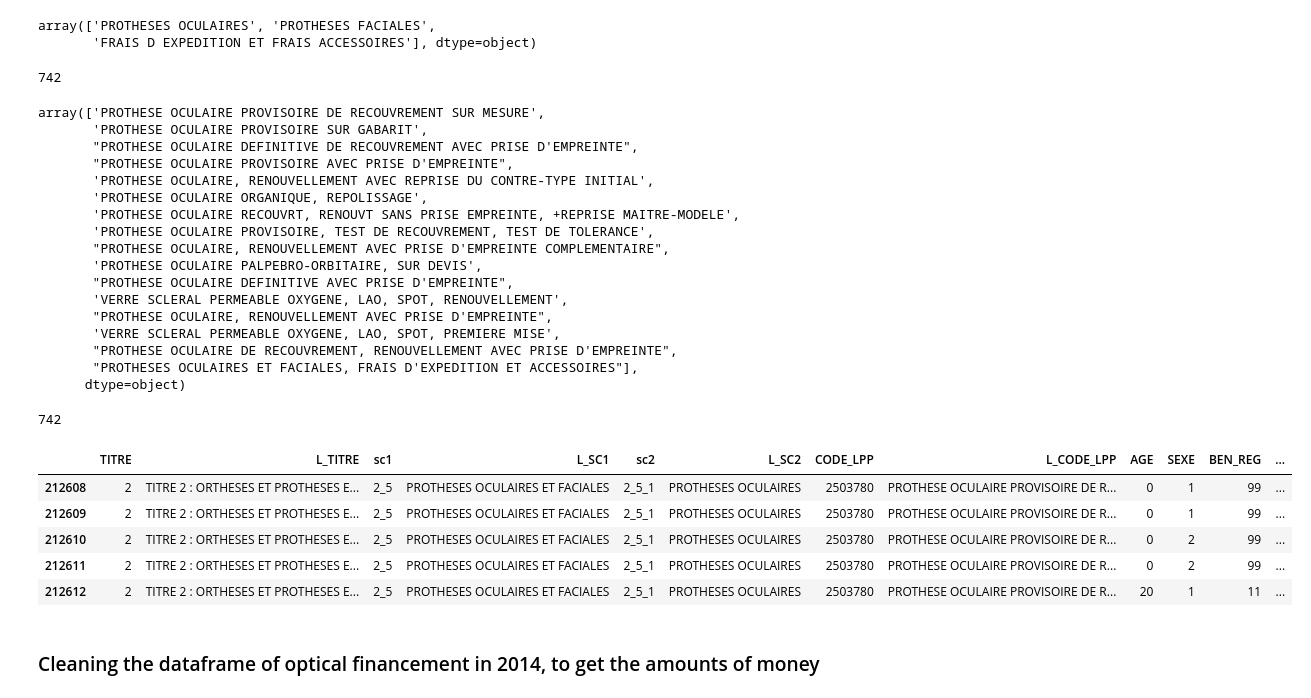
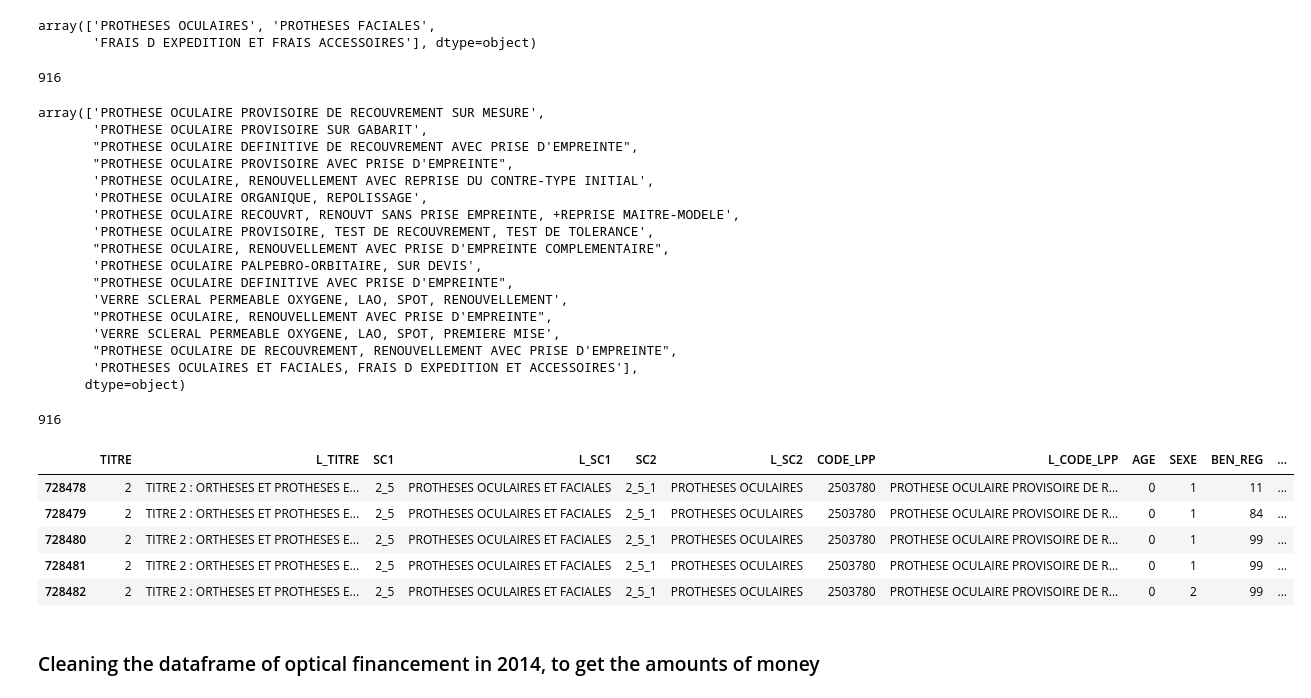
Before and after one commit to bparent11/analysingEffectOfHealthPlanInFrance, a Jupyter notebook: code/cleaning-data-open-LPP.ipynb, the cells around one changed output. Saved outputs shown, nothing was run; the diff lists cells and outputs as text; code cells hidden in the pictures.

```diff
--- a/code/cleaning-data-open-LPP.ipynb
+++ b/code/cleaning-data-open-LPP.ipynb
@@ -64,11 +94,11 @@ df2014cplt[df2014cplt["L_SC1"]=="PROTHESES OCULAIRES ET FACIALES"]["L_SC2"].uniq
 array(['PROTHESES OCULAIRES', 'PROTHESES FACIALES',
        'FRAIS D EXPEDITION ET FRAIS ACCESSOIRES'], dtype=object)
 # %%
-print(len(df2014cplt[df2014cplt["L_SC1"]=="PROTHESES OCULAIRES ET FACIALES"][df2014cplt["L_SC2"].str.contains("OCULAIRES|FRAIS")]))
+print(len(df2023cplt[df2023cplt["L_SC1"]=="PROTHESES OCULAIRES ET FACIALES"][df2023cplt["L_SC2"].str.contains("OCULAIRES|FRAIS")]))
 # %% [output]
-742
+916
 # %%
-df2014cplt[df2014cplt["L_SC1"]=="PROTHESES OCULAIRES ET FACIALES"][df2014cplt["L_SC2"].str.contains("OCULAIRES|FRAIS")]["L_CODE_LPP"].unique()
+df2023cplt[df2023cplt["L_SC1"]=="PROTHESES OCULAIRES ET FACIALES"][df2023cplt["L_SC2"].str.contains("OCULAIRES|FRAIS")]["L_CODE_LPP"].unique()
 #we figure out that this is not as precise as we would want, but we will keep all that points for the optical field (where L_SC1 = PROTHESES OCULAIRE ET FACIALES)
 # %% [output]
 array(['PROTHESE OCULAIRE PROVISOIRE DE RECOUVREMENT SUR MESURE',
@@ -86,23 +116,23 @@ array(['PROTHESE OCULAIRE PROVISOIRE DE RECOUVREMENT SUR MESURE',
        "PROTHESE OCULAIRE, RENOUVELLEMENT AVEC PRISE D'EMPREINTE",
        'VERRE SCLERAL PERMEABLE OXYGENE, LAO, SPOT, PREMIERE MISE',
        "PROTHESE OCULAIRE DE RECOUVREMENT, RENOUVELLEMENT AVEC PRISE D'EMPREINTE",
-       "PROTHESES OCULAIRES ET FACIALES, FRAIS D'EXPEDITION ET ACCESSOIRES"],
+       'PROTHESES OCULAIRES ET FACIALES, FRAIS D EXPEDITION ET ACCESSOIRES'],
       dtype=object)
 # %%
-final_mask = (df2014cplt["L_SC1"]=="PROTHESES OCULAIRES ET FACIALES") & (df2014cplt["L_SC2"].str.contains("OCULAIRES|FRAIS"))
-print(len(df2014cplt[final_mask])) #we get back with 742 lines as expected with the 2nd cell above.
+final_mask = (df2023cplt["L_SC1"]=="PROTHESES OCULAIRES ET FACIALES") & (df2023cplt["L_SC2"].str.contains("OCULAIRES|FRAIS"))
+print(len(df2023cplt[final_mask])) #we get back with 742 lines as expected with the 2nd cell above.
 # %% [output]
-742
+916
-# %%
-df_optical_2014 = df2014cplt[final_mask]
-df_optical_2014.head()
-# %% [output]
-|  | TITRE | L_TITRE | sc1 | L_SC1 | sc2 | L_SC2 | CODE_LPP | L_CODE_LPP | AGE | SEXE | BEN_REG | ... |
-| 212608 | 2 | TITRE 2 : ORTHESES ET PROTHESES E... | 2_5 | PROTHESES OCULAIRES ET FACIALES | 2_5_1 | PROTHESES OCULAIRES | 2503780 | PROTHESE OCULAIRE PROVISOIRE DE R... | 0 | 1 | 99 | ... |
-| 212609 | 2 | TITRE 2 : ORTHESES ET PROTHESES E... | 2_5 | PROTHESES OCULAIRES ET FACIALES | 2_5_1 | PROTHESES OCULAIRES | 2503780 | PROTHESE OCULAIRE PROVISOIRE DE R... | 0 | 1 | 99 | ... |
-| 212610 | 2 | TITRE 2 : ORTHESES ET PROTHESES E... | 2_5 | PROTHESES OCULAIRES ET FACIALES | 2_5_1 | PROTHESES OCULAIRES | 2503780 | PROTHESE OCULAIRE PROVISOIRE DE R... | 0 | 2 | 99 | ... |
-| 212611 | 2 | TITRE 2 : ORTHESES ET PROTHESES E... | 2_5 | PROTHESES OCULAIRES ET FACIALES | 2_5_1 | PROTHESES OCULAIRES | 2503780 | PROTHESE OCULAIRE PROVISOIRE DE R... | 0 | 2 | 99 | ... |
-| 212612 | 2 | TITRE 2 : ORTHESES ET PROTHESES E... | 2_5 | PROTHESES OCULAIRES ET FACIALES | 2_5_1 | PROTHESES OCULAIRES | 2503780 | PROTHESE OCULAIRE PROVISOIRE DE R... | 20 | 1 | 11 | ... |
+# %%
+df_optical_2023 = df2023cplt[final_mask]
+df_optical_2023.head()
+# %% [output]
+|  | TITRE | L_TITRE | SC1 | L_SC1 | SC2 | L_SC2 | CODE_LPP | L_CODE_LPP | AGE | SEXE | BEN_REG | ... |
+| 728478 | 2 | TITRE 2 : ORTHESES ET PROTHESES E... | 2_5 | PROTHESES OCULAIRES ET FACIALES | 2_5_1 | PROTHESES OCULAIRES | 2503780 | PROTHESE OCULAIRE PROVISOIRE DE R... | 0 | 1 | 11 | ... |
+| 728479 | 2 | TITRE 2 : ORTHESES ET PROTHESES E... | 2_5 | PROTHESES OCULAIRES ET FACIALES | 2_5_1 | PROTHESES OCULAIRES | 2503780 | PROTHESE OCULAIRE PROVISOIRE DE R... | 0 | 1 | 84 | ... |
+| 728480 | 2 | TITRE 2 : ORTHESES ET PROTHESES E... | 2_5 | PROTHESES OCULAIRES ET FACIALES | 2_5_1 | PROTHESES OCULAIRES | 2503780 | PROTHESE OCULAIRE PROVISOIRE DE R... | 0 | 1 | 99 | ... |
+| 728481 | 2 | TITRE 2 : ORTHESES ET PROTHESES E... | 2_5 | PROTHESES OCULAIRES ET FACIALES | 2_5_1 | PROTHESES OCULAIRES | 2503780 | PROTHESE OCULAIRE PROVISOIRE DE R... | 0 | 1 | 99 | ... |
+| 728482 | 2 | TITRE 2 : ORTHESES ET PROTHESES E... | 2_5 | PROTHESES OCULAIRES ET FACIALES | 2_5_1 | PROTHESES OCULAIRES | 2503780 | PROTHESE OCULAIRE PROVISOIRE DE R... | 0 | 2 | 99 | ... |
 # %% [markdown]
 ### Cleaning the dataframe of optical financement in 2014, to get the amounts of money
 # %%
```
Also changed, not shown: parts of 38 cells of this notebook.
